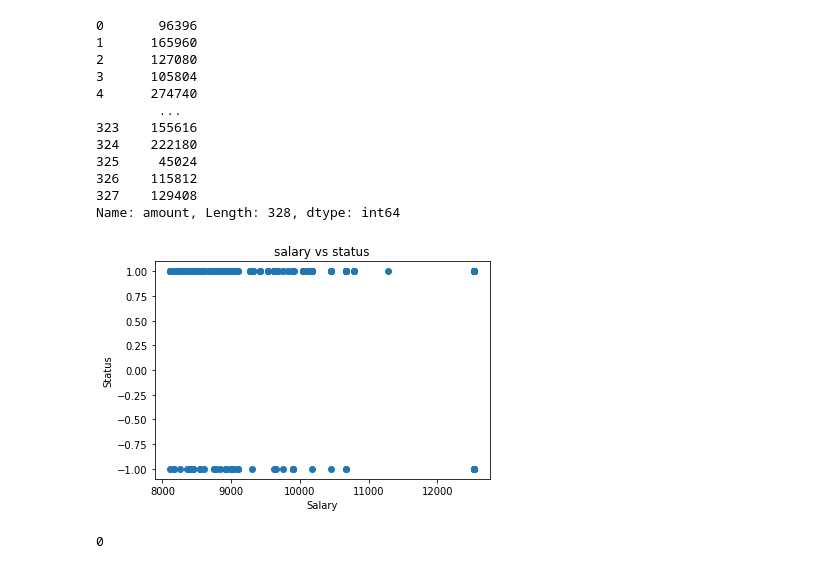
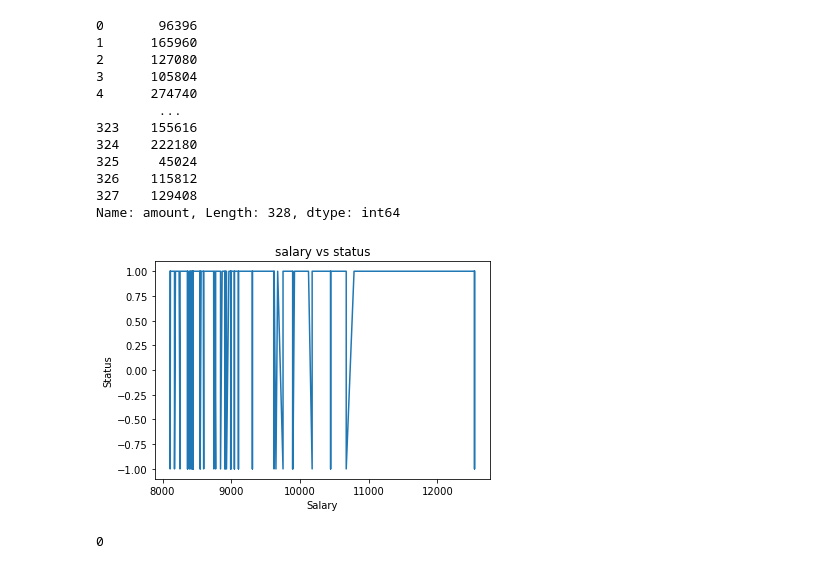
Before and after one commit to biam05/ac-feup, a Jupyter notebook: Untitled.ipynb, the cells around one changed output. Saved outputs shown, nothing was run; the diff lists cells and outputs as text; code cells hidden in the pictures.

```diff
--- a/Untitled.ipynb
+++ b/Untitled.ipynb
@@ -142,21 +152,20 @@ Name: amount, Length: 328, dtype: int64
 # %%
 d = pd.read_csv('./csvs/salary_status.csv',sep=';')
 
 d["average_salary"]
 
 d.sort_values(["average_salary"],
                     axis=0,
                     ascending=[False],
                     inplace=True)
 
-#plt.plot(d["average_salary"], d["status"])
-plt.scatter(d["average_salary"], d["status"])
+plt.plot(d["average_salary"], d["status"])
 plt.title('salary vs status')
 plt.xlabel('Salary')
 plt.ylabel('Status')
 plt.show()
 # %% [output]
-[figure, old version]
+[figure, new version]
 # %%
 def checkmult(x):
     return x["payments"] * x["duration"] == x["amount"]
```
Also changed, not shown: parts of 7 cells of this notebook, 1 other file.
